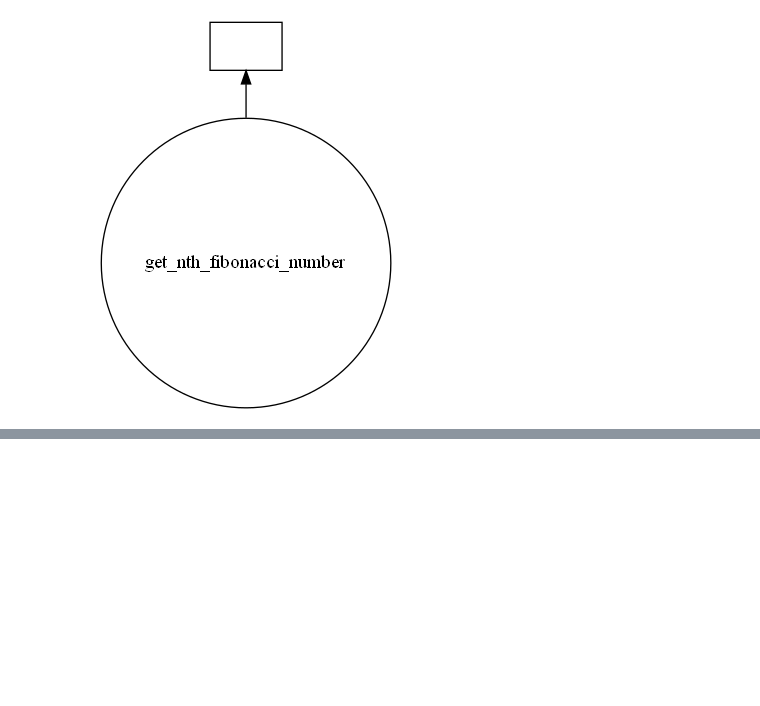
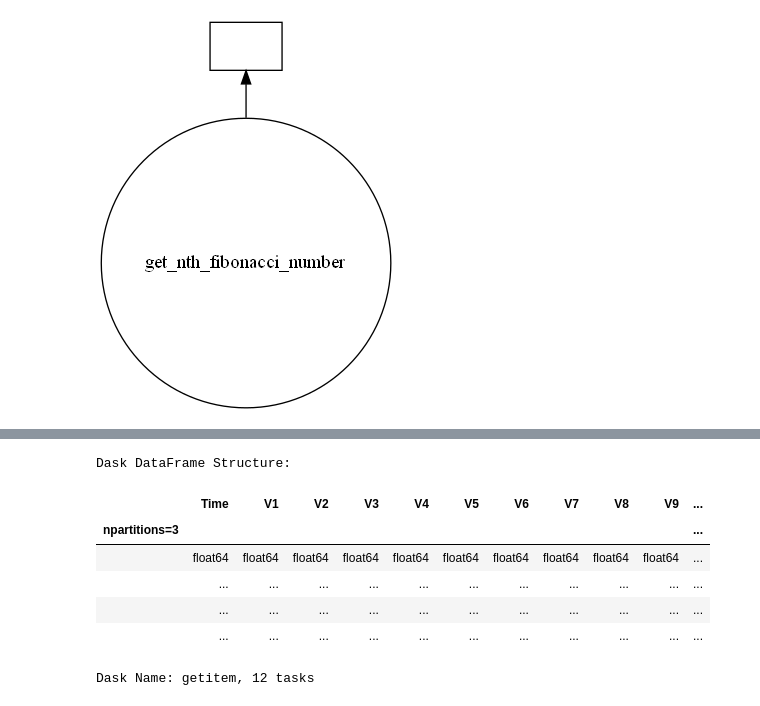
Before and after one commit to KalikaKay/Thinkful-Notebooks, a Jupyter notebook: Dask.ipynb, the cells around one changed output, grey strips where cells are left out. Cells and saved outputs as stored; diff of their text form; code cells hidden in the pictures; blank space fills up the shorter version.

```diff
--- a/Dask.ipynb
+++ b/Dask.ipynb
@@ -89,0 +141,12 @@ get_nth_fibonacci_number(10).visualize()
+# %%
+df2 = df[df["Amount"] > 10000]
+df2
+# %% [output]
+Dask DataFrame Structure:
+|  | Time | V1 | V2 | V3 | V4 | V5 | V6 | V7 | V8 | V9 | ... |
+| npartitions=3 |  |  |  |  |  |  |  |  |  |  | ... |
+|  | float64 | float64 | float64 | float64 | float64 | float64 | float64 | float64 | float64 | float64 | ... |
+|  | ... | ... | ... | ... | ... | ... | ... | ... | ... | ... | ... |
+|  | ... | ... | ... | ... | ... | ... | ... | ... | ... | ... | ... |
+|  | ... | ... | ... | ... | ... | ... | ... | ... | ... | ... | ... |
+Dask Name: getitem, 12 tasks
```
Also changed, not shown: parts of 19 cells of this notebook.
